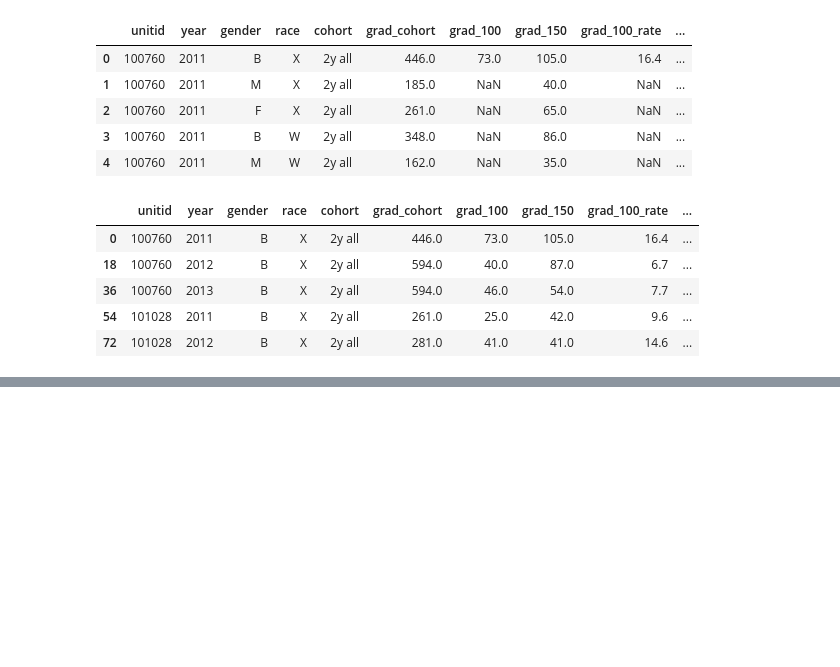
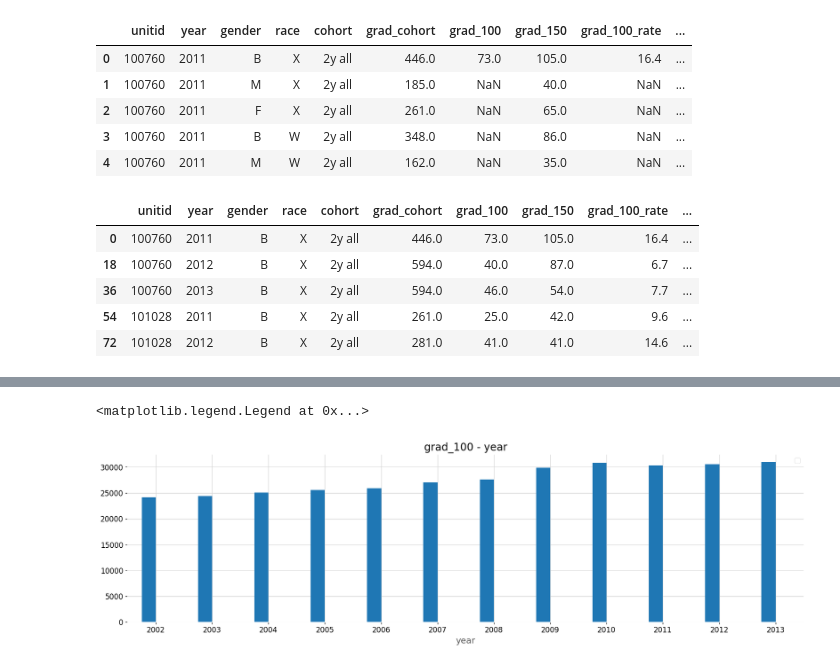
Before and after one commit to ezztherose/TIA-Scraping, a Jupyter notebook: notebooks/institution.ipynb, the cells around one changed output, grey strips where cells are left out. Cells and saved outputs as stored; diff of their text form; code cells hidden in the pictures; blank space fills up the shorter version.

```diff
--- a/notebooks/institution.ipynb
+++ b/notebooks/institution.ipynb
@@ -80,0 +134,8 @@ df_clean = df[['unitid', 'year', 'gender', 'race', 'grad_100', 'grad_150', 'grad
+# %%
+fig, ax = plt.subplots()
+col = df_clean['grad_100'] == 2013
+df_clean.groupby(['year', col]).size().unstack().plot(kind='bar', title='grad_100 - year', ax=ax, rot=0)
+ax.legend([])
+# %% [output]
+<matplotlib.legend.Legend at 0x...>
+[figure, added]
```
Also changed, not shown: parts of 14 cells of this notebook, 1 other file.
